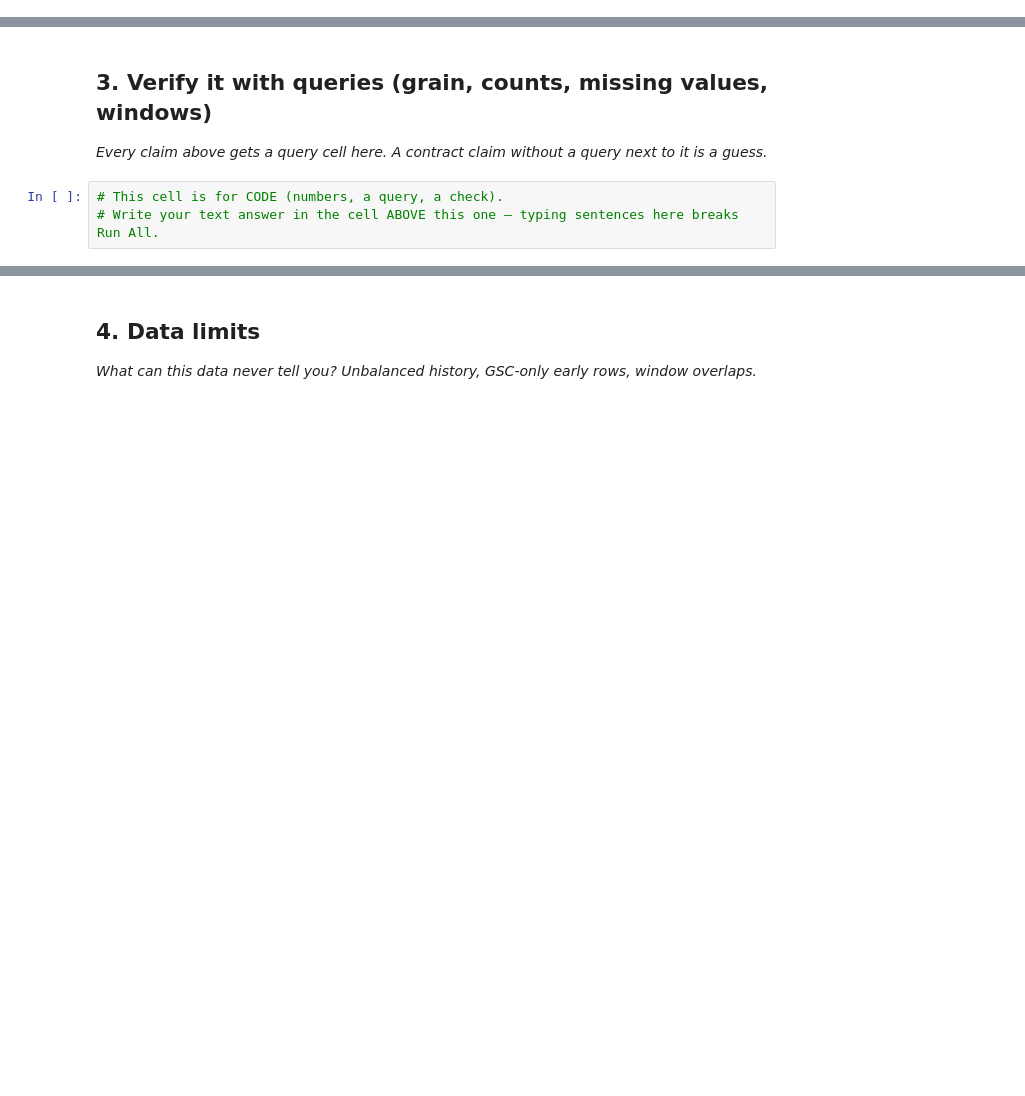
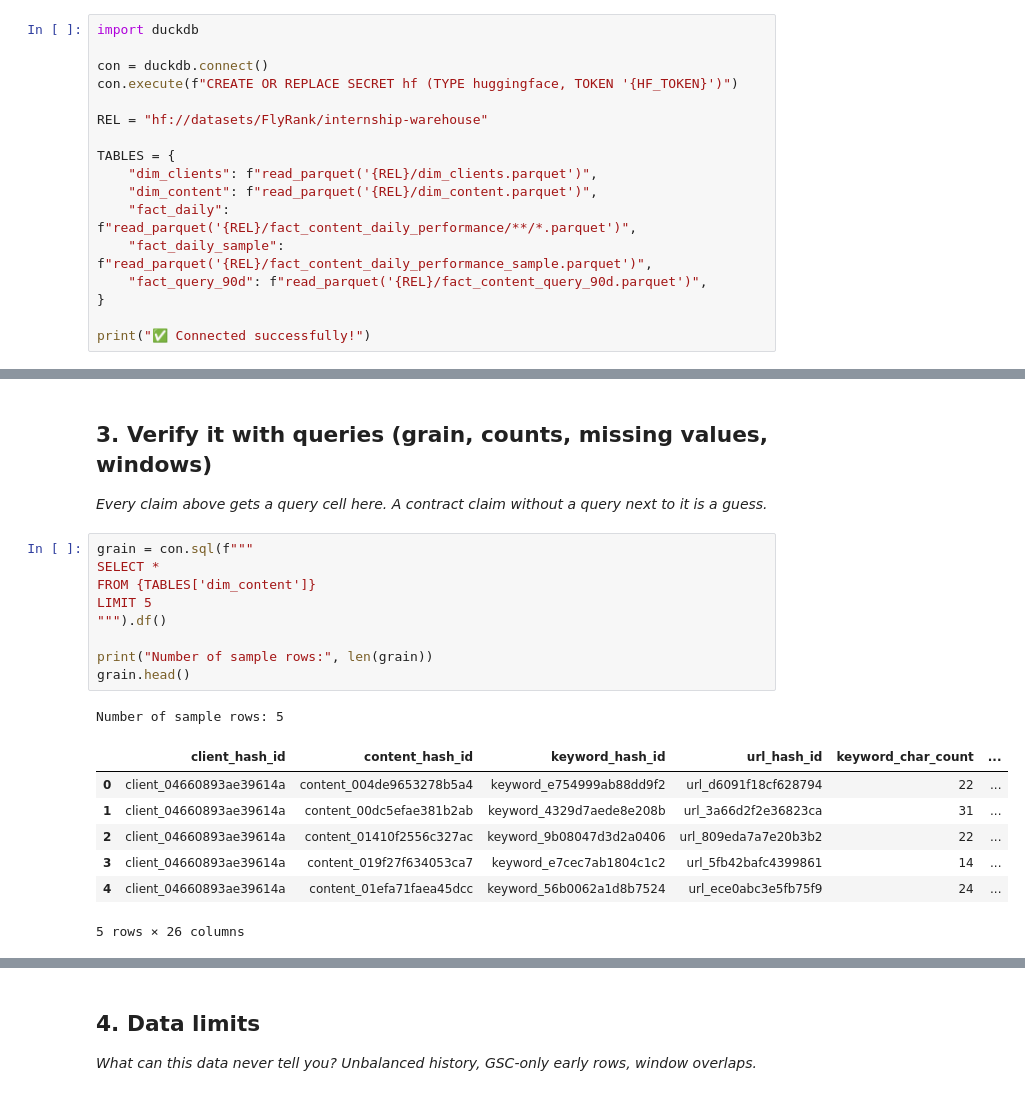
Before and after one commit to Rupikaupa2006/Flyrank-ML-internship, a Jupyter notebook: work/notebooks/w03_data_contract.ipynb, the cells around one changed output, grey strips where cells are left out. Cells and saved outputs as stored; diff of their text form; blank space fills up the shorter version.

```diff
--- a/work/notebooks/w03_data_contract.ipynb
+++ b/work/notebooks/w03_data_contract.ipynb
@@ -8,0 +25,17 @@ This skeleton is yours to fill. Work the sections **in order** — each one has
+# %%
+import duckdb
+
+con = duckdb.connect()
+con.execute(f"CREATE OR REPLACE SECRET hf (TYPE huggingface, TOKEN '{HF_TOKEN}')")
+
+REL = "hf://datasets/FlyRank/internship-warehouse"
+
+TABLES = {
+    "dim_clients": f"read_parquet('{REL}/dim_clients.parquet')",
+    "dim_content": f"read_parquet('{REL}/dim_content.parquet')",
+    "fact_daily": f"read_parquet('{REL}/fact_content_daily_performance/**/*.parquet')",
+    "fact_daily_sample": f"read_parquet('{REL}/fact_content_daily_performance_sample.parquet')",
+    "fact_query_90d": f"read_parquet('{REL}/fact_content_query_90d.parquet')",
+}
+
+print("✅ Connected successfully!")
@@ -24,6 +85,21 @@ This skeleton is yours to fill. Work the sections **in order** — each one has
 ## 3. Verify it with queries (grain, counts, missing values, windows)
 
 *Every claim above gets a query cell here. A contract claim without a query next to it is a guess.*
-# %%
-# This cell is for CODE (numbers, a query, a check).
-# Write your text answer in the cell ABOVE this one — typing sentences here breaks Run All.
+# %%
+grain = con.sql(f"""
+SELECT *
+FROM {TABLES['dim_content']}
+LIMIT 5
+""").df()
+
+print("Number of sample rows:", len(grain))
+grain.head()
+# %% [output]
+Number of sample rows: 5
+|  | client_hash_id | content_hash_id | keyword_hash_id | url_hash_id | keyword_char_count | ... |
+| 0 | client_04660893ae39614a | content_004de9653278b5a4 | keyword_e754999ab88dd9f2 | url_d6091f18cf628794 | 22 | ... |
+| 1 | client_04660893ae39614a | content_00dc5efae381b2ab | keyword_4329d7aede8e208b | url_3a66d2f2e36823ca | 31 | ... |
+| 2 | client_04660893ae39614a | content_01410f2556c327ac | keyword_9b08047d3d2a0406 | url_809eda7a7e20b3b2 | 22 | ... |
+| 3 | client_04660893ae39614a | content_019f27f634053ca7 | keyword_e7cec7ab1804c1c2 | url_5fb42bafc4399861 | 14 | ... |
+| 4 | client_04660893ae39614a | content_01efa71faea45dcc | keyword_56b0062a1d8b7524 | url_ece0abc3e5fb75f9 | 24 | ... |
+5 rows × 26 columns
```
Also changed, not shown: parts of 9 cells of this notebook.
